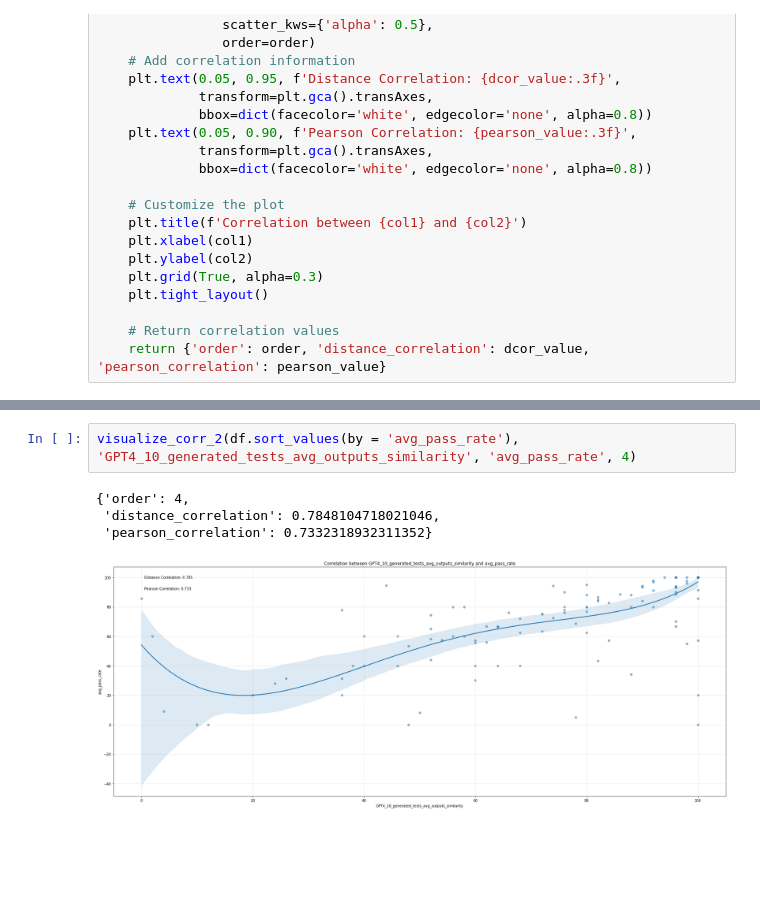
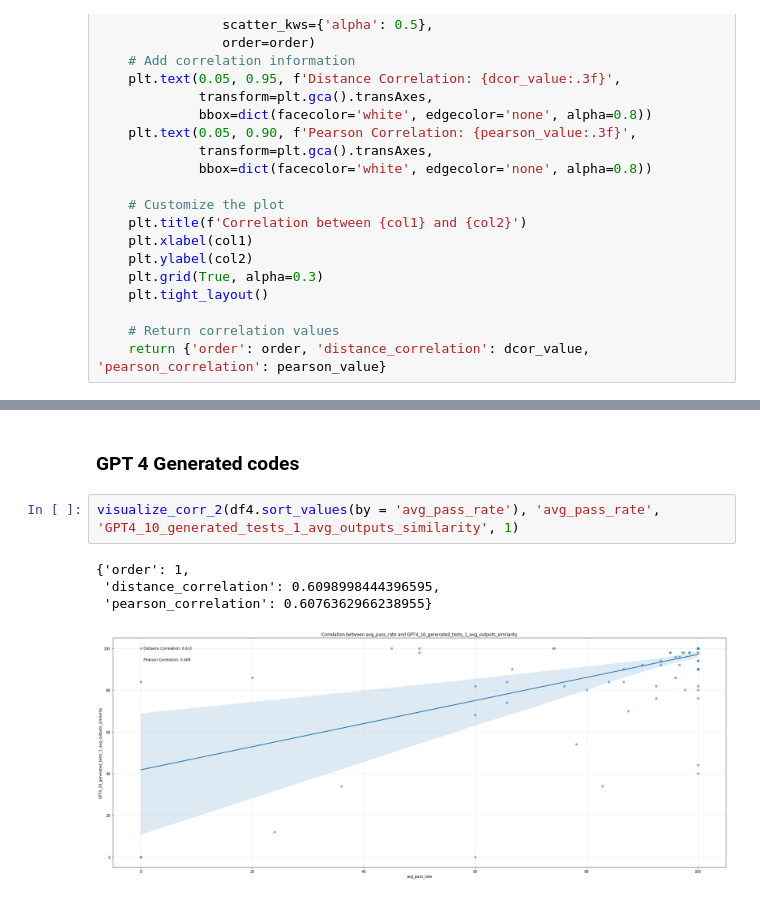
Before and after one commit to QEDady/LLM-Code-Verifier, a Jupyter notebook: Correlation Visualization .ipynb, the cells around one changed output, grey strips where cells are left out. Saved outputs shown, nothing was run; the diff lists cells and outputs as text; blank space fills up the shorter version.

```diff
--- a/Correlation Visualization .ipynb
+++ b/Correlation Visualization .ipynb
@@ -153,10 +159,12 @@ visualize_corr_2(df.sort_values(by = 'avg_pass_rate'), 'GPT4_10_generated_tests_
  'distance_correlation': 0.7848104718021046,
  'pearson_correlation': 0.7332318932311352}
 [figure]
-# %%
-visualize_corr_2(df.sort_values(by = 'avg_pass_rate'), 'GPT4_10_generated_tests_avg_outputs_similarity', 'avg_pass_rate', 4)
-# %% [output]
-{'order': 4,
- 'distance_correlation': 0.7848104718021046,
- 'pearson_correlation': 0.7332318932311352}
-[figure, removed]
+# %% [markdown]
+###  GPT 4 Generated codes
+# %%
+visualize_corr_2(df4.sort_values(by = 'avg_pass_rate'), 'avg_pass_rate', 'GPT4_10_generated_tests_1_avg_outputs_similarity', 1)
+# %% [output]
+{'order': 1,
+ 'distance_correlation': 0.6098998444396595,
+ 'pearson_correlation': 0.6076362966238955}
+[figure, added]
```
Also changed, not shown: parts of 11 cells of this notebook.
